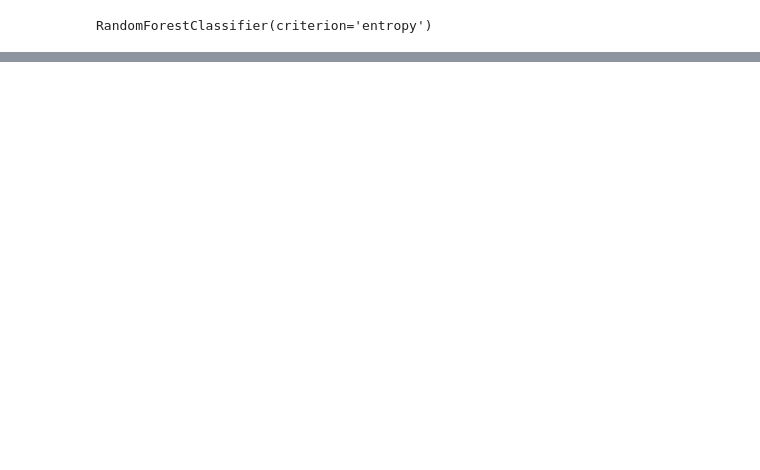
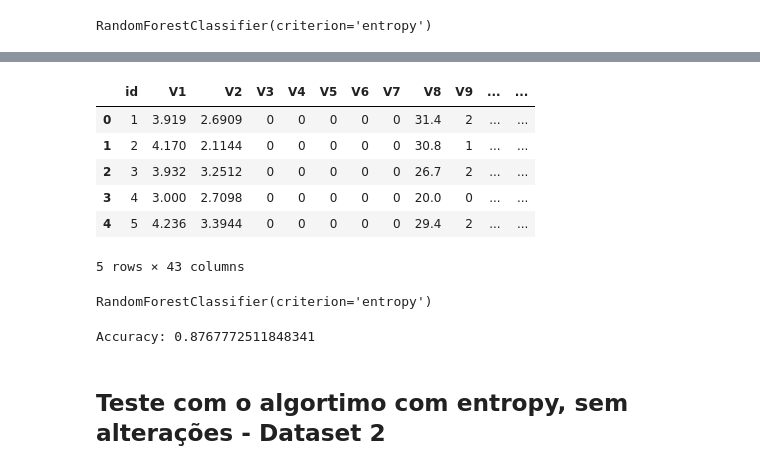
Before and after one commit to seblessa/Enhanced-Random-Forest, a Jupyter notebook: src/trabalho.ipynb, the cells around one changed output, grey strips where cells are left out. Drawn from its saved outputs; the diff is of its cells as text; code cells hidden in the pictures; blank space fills up the shorter version.

```diff
--- a/src/trabalho.ipynb
+++ b/src/trabalho.ipynb
@@ -207,0 +431,10 @@ qsar
+# %%
+df.head()
+# %% [output]
+|  | id | V1 | V2 | V3 | V4 | V5 | V6 | V7 | V8 | V9 | ... | ... |
+| 0 | 1 | 3.919 | 2.6909 | 0 | 0 | 0 | 0 | 0 | 31.4 | 2 | ... | ... |
+| 1 | 2 | 4.170 | 2.1144 | 0 | 0 | 0 | 0 | 0 | 30.8 | 1 | ... | ... |
+| 2 | 3 | 3.932 | 3.2512 | 0 | 0 | 0 | 0 | 0 | 26.7 | 2 | ... | ... |
+| 3 | 4 | 3.000 | 2.7098 | 0 | 0 | 0 | 0 | 0 | 20.0 | 0 | ... | ... |
+| 4 | 5 | 4.236 | 3.3944 | 0 | 0 | 0 | 0 | 0 | 29.4 | 2 | ... | ... |
+5 rows × 43 columns
@@ -207,0 +451,24 @@ qsar
+# %%
+from sklearn.ensemble import RandomForestClassifier
+model = RandomForestClassifier(criterion='entropy')
+model.fit(X_train, y_train)
+# %% [output]
+RandomForestClassifier(criterion='entropy')
+# %%
+from sklearn.metrics import accuracy_score
+
+def calculate_accuracy(model, X, y):
+    # Make predictions using the model
+    predictions = model.predict(X_test)
+
+    # Calculate accuracy
+    accuracy = accuracy_score(y_test, predictions)
+
+    return accuracy
+
+accuracy = calculate_accuracy(model, X, y)
+print("Accuracy:", accuracy)
+# %% [output]
+Accuracy: 0.8767772511848341
+# %% [markdown]
+## Teste com o algortimo com entropy, sem alterações - Dataset 2
```
Also changed, not shown: parts of 52 cells of this notebook, 2 other files.
